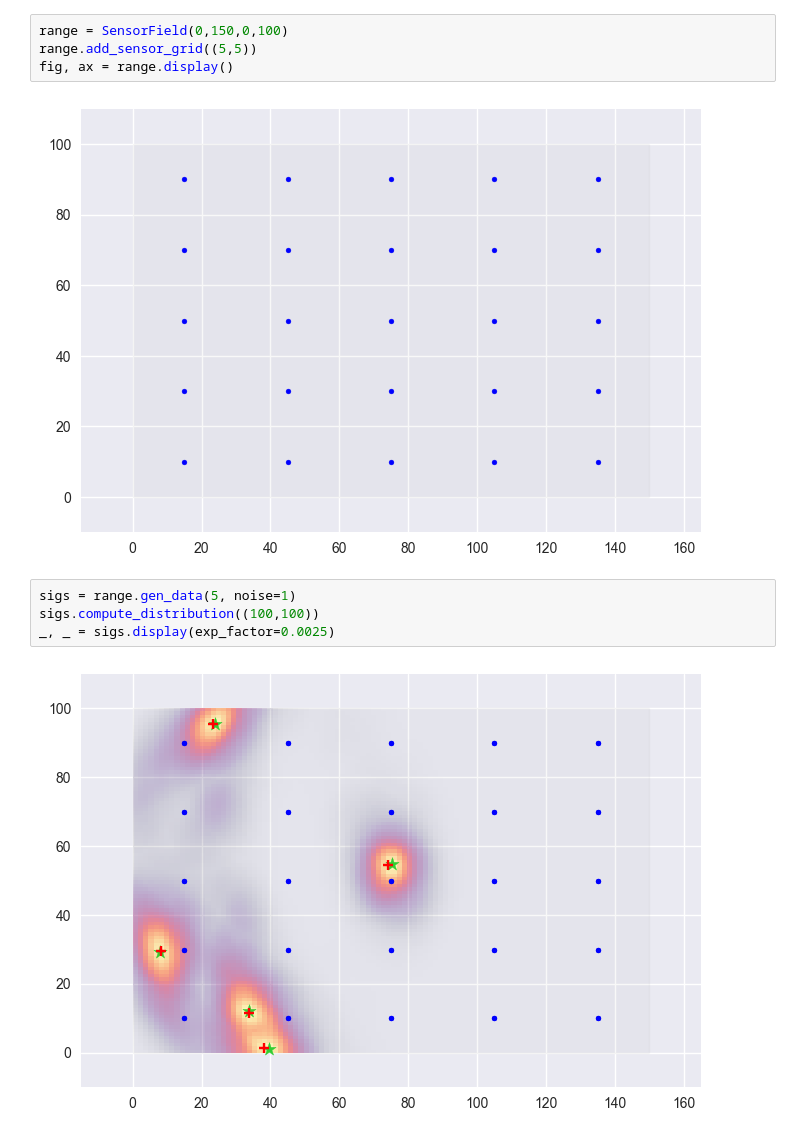
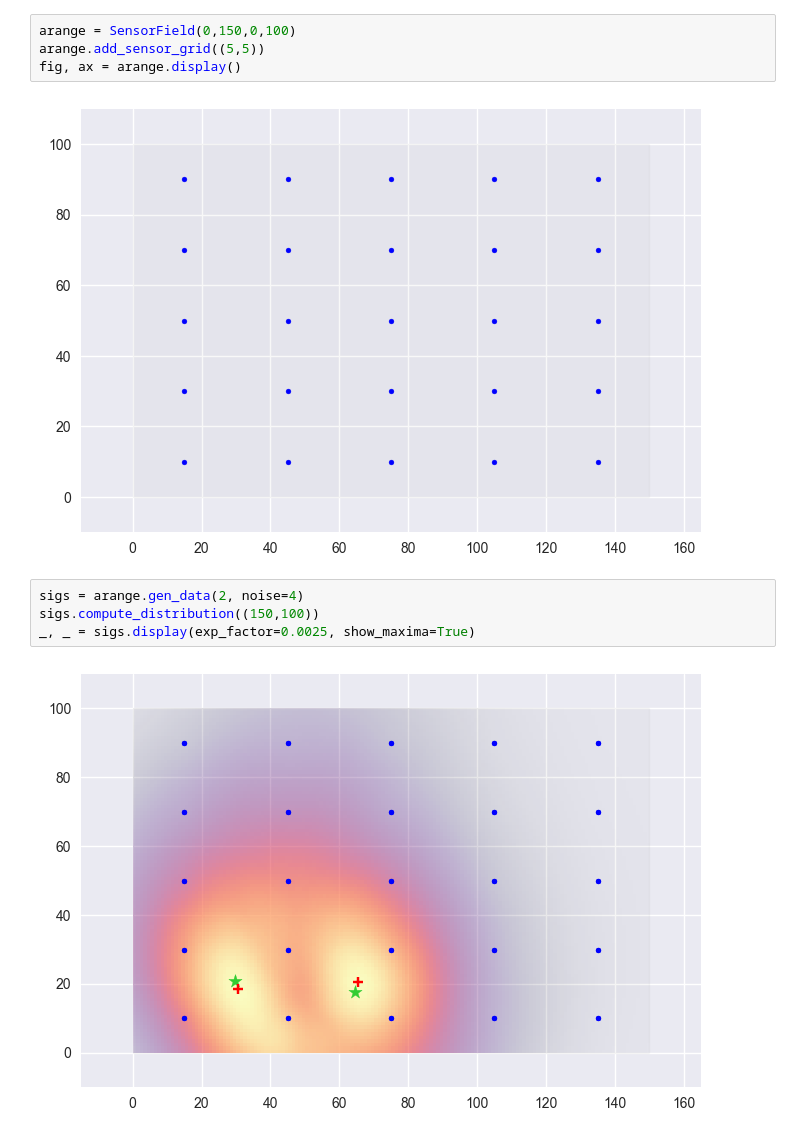
Before and after one commit to noaham/sigsen, a Jupyter notebook: examples/example.ipynb, the cells around one changed output. Saved outputs shown, nothing was run; the diff lists cells and outputs as text.

```diff
--- a/examples/example.ipynb
+++ b/examples/example.ipynb
@@ -4,12 +8,12 @@ from sigsen.simulator import SensorField
 # %%
-range = SensorField(0,150,0,100)
-range.add_sensor_grid((5,5))
-fig, ax = range.display()
+arange = SensorField(0,150,0,100)
+arange.add_sensor_grid((5,5))
+fig, ax = arange.display()
 # %% [output]
 [figure]
 # %%
-sigs = range.gen_data(5, noise=1)
-sigs.compute_distribution((100,100))
-_, _ = sigs.display(exp_factor=0.0025)
+sigs = arange.gen_data(2, noise=4)
+sigs.compute_distribution((150,100))
+_, _ = sigs.display(exp_factor=0.0025, show_maxima=True)
 # %% [output]
-[figure, old version]
+[figure, new version]
```
Also changed, not shown: parts of 5 cells of this notebook, 2 other files.
